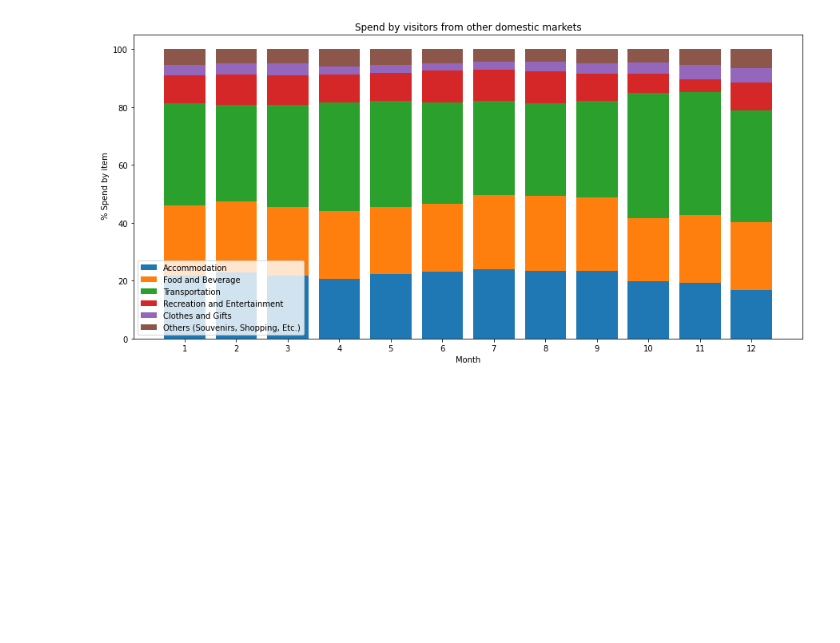
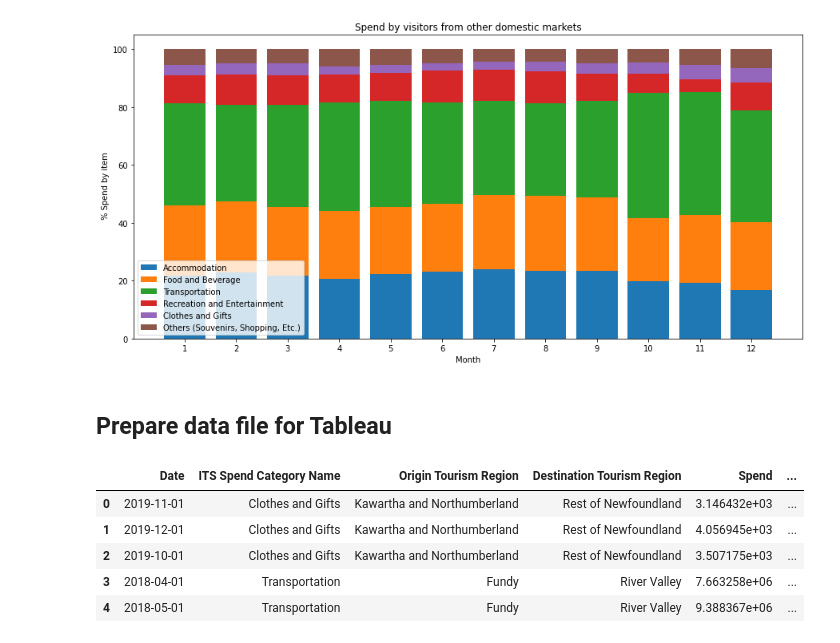
Before and after one commit to Vizzuality/tota, a Jupyter notebook: data/notebooks/tota_spending_data.ipynb, the cells around one changed output. Drawn from its saved outputs; the diff is of its cells as text; code cells hidden in the pictures; blank space fills up the shorter version.

Commit message:
'Spend data preparation for tableau'

```diff
--- a/data/notebooks/tota_spending_data.ipynb
+++ b/data/notebooks/tota_spending_data.ipynb
@@ -664,3 +672,14 @@ spend_total_categories(df_items, year, domestic = False)
 spend_total_categories(df_items, year, domestic = True)
 # %% [output]
 [figure]
+# %% [markdown]
+## Prepare data file for Tableau
+# %%
+df.head()
+# %% [output]
+|  | Date | ITS Spend Category Name | Origin Tourism Region | Destination Tourism Region | Spend | ... |
+| 0 | 2019-11-01 | Clothes and Gifts | Kawartha and Northumberland | Rest of Newfoundland | 3.146432e+03 | ... |
+| 1 | 2019-12-01 | Clothes and Gifts | Kawartha and Northumberland | Rest of Newfoundland | 4.056945e+03 | ... |
+| 2 | 2019-10-01 | Clothes and Gifts | Kawartha and Northumberland | Rest of Newfoundland | 3.507175e+03 | ... |
+| 3 | 2018-04-01 | Transportation | Fundy | River Valley | 7.663258e+06 | ... |
+| 4 | 2018-05-01 | Transportation | Fundy | River Valley | 9.388367e+06 | ... |
```
Also changed, not shown: parts of 3 cells of this notebook.
